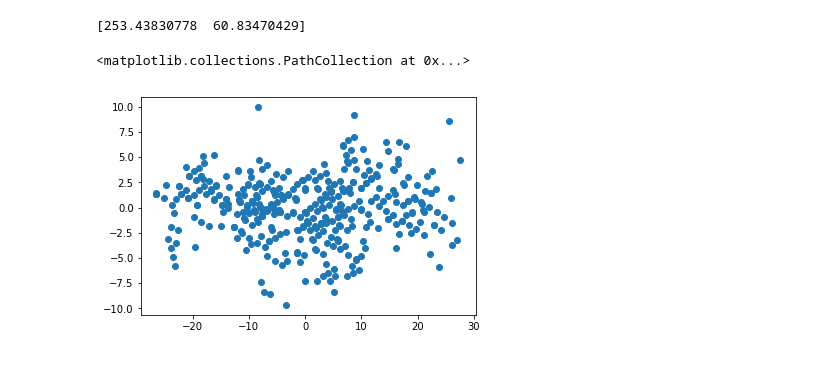
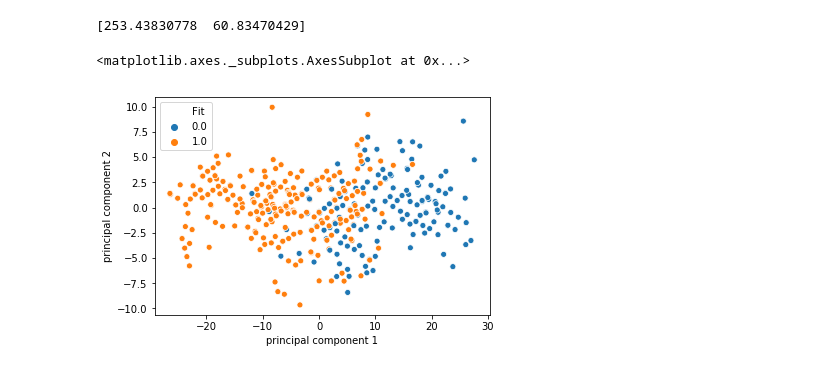
Before and after one commit to dsei210s19-applied-ml-and-dm/ClassificationAssignment, a Jupyter notebook: ClassificationAssignment.ipynb, the cells around one changed output. Drawn from its saved outputs; the diff is of its cells as text; code cells hidden in the pictures.

Commit message:
Complete two components scatter plot

```diff
--- a/ClassificationAssignment.ipynb
+++ b/ClassificationAssignment.ipynb
@@ -101,6 +101,9 @@ df.head()
 | 2 | 3 | 316 | 104 | 3 | 3.0 | 3.5 | 8.00 | 1 | 0.72 |
 | 3 | 4 | 322 | 110 | 3 | 3.5 | 2.5 | 8.67 | 1 | 0.80 |
 | 4 | 5 | 314 | 103 | 2 | 2.0 | 3.0 | 8.21 | 0 | 0.65 |
+# %%
+df.loc[df['Fit'] >= 0.7] = 1
+df.loc[df['Fit'] < 0.7] = 0
 # %%
 X = df[df.columns.difference(['Fit', 'Serial No.'])]
 y = df['Fit']
@@ -128,5 +132,5 @@ import matplotlib.pyplot as plt
 # %%
-plt.scatter(x='principal component 1', y='principal component 2', data=principalDf)
+seaborn.scatterplot(x='principal component 1', y='principal component 2', data=principalDf, hue=y)
 # %% [output]
-<matplotlib.collections.PathCollection at 0x...>
+<matplotlib.axes._subplots.AxesSubplot at 0x...>
-[figure, old version]
+[figure, new version]
```
Also changed, not shown: parts of 1 cell of this notebook.
